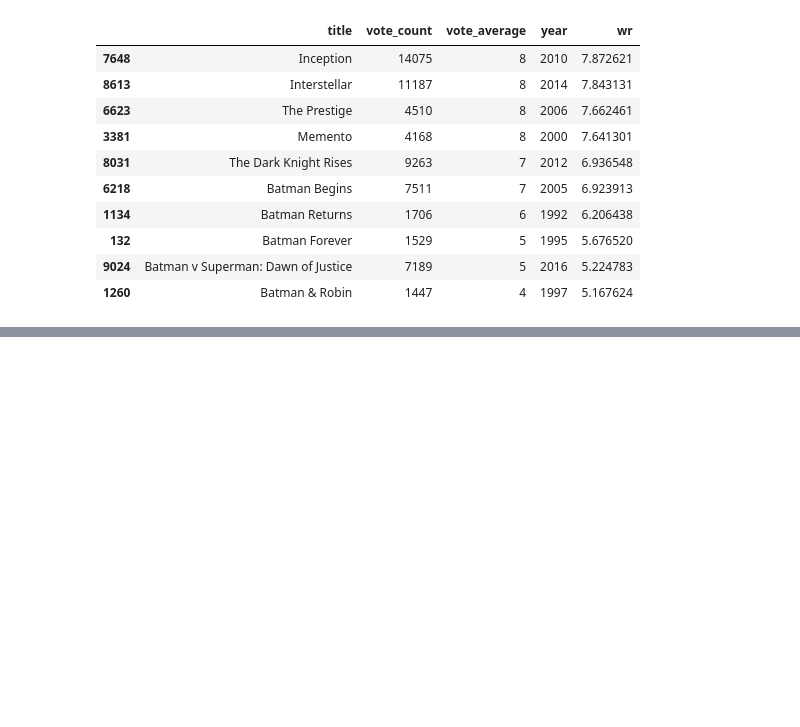
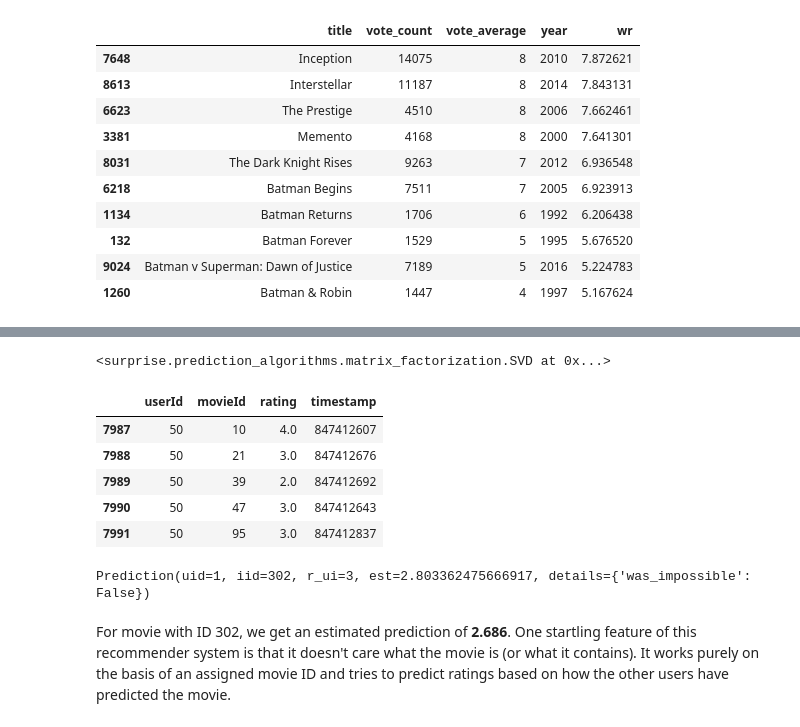
Before and after one commit to mehuljhaver4/Recommender-System, a Jupyter notebook: Recommender-System.ipynb, the cells around one changed output, grey strips where cells are left out. Saved outputs shown, nothing was run; the diff lists cells and outputs as text; code cells hidden in the pictures; blank space fills up the shorter version.

```diff
--- a/Recommender-System.ipynb
+++ b/Recommender-System.ipynb
@@ -380,0 +389,4 @@ improved_recommendations('The Dark Knight')
+# %%
+reader = Reader()
+ratings = pd.read_csv('Data/ratings_small.csv')
+data = Dataset.load_from_df(ratings[['userId', 'movieId', 'rating']], reader)
@@ -380,0 +409,20 @@ improved_recommendations('The Dark Knight')
+# %%
+trainset = data.build_full_trainset()
+svd.fit(trainset)
+# %% [output]
+<surprise.prediction_algorithms.matrix_factorization.SVD at 0x...>
+# %%
+ratings[ratings['userId'] == 50].head()
+# %% [output]
+|  | userId | movieId | rating | timestamp |
+| 7987 | 50 | 10 | 4.0 | 847412607 |
+| 7988 | 50 | 21 | 3.0 | 847412676 |
+| 7989 | 50 | 39 | 2.0 | 847412692 |
+| 7990 | 50 | 47 | 3.0 | 847412643 |
+| 7991 | 50 | 95 | 3.0 | 847412837 |
+# %%
+svd.predict(1, 302, 3)
+# %% [output]
+Prediction(uid=1, iid=302, r_ui=3, est=2.803362475666917, details={'was_impossible': False})
+# %% [markdown]
+For movie with ID 302, we get an estimated prediction of **2.686**. One startling feature of this recommender system is that it doesn't care what the movie is (or what it contains). It works purely on the basis of an assigned movie ID and tries to predict ratings based on how the other users have predicted the movie.
```
Also changed, not shown: parts of 8 cells of this notebook.
